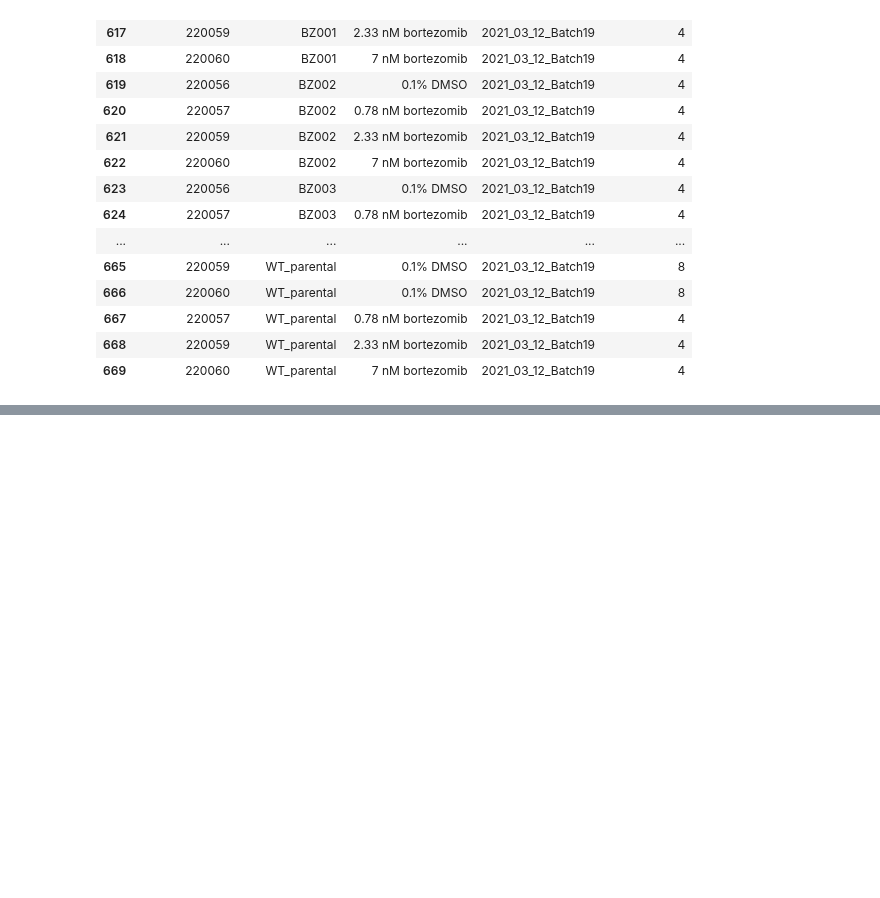
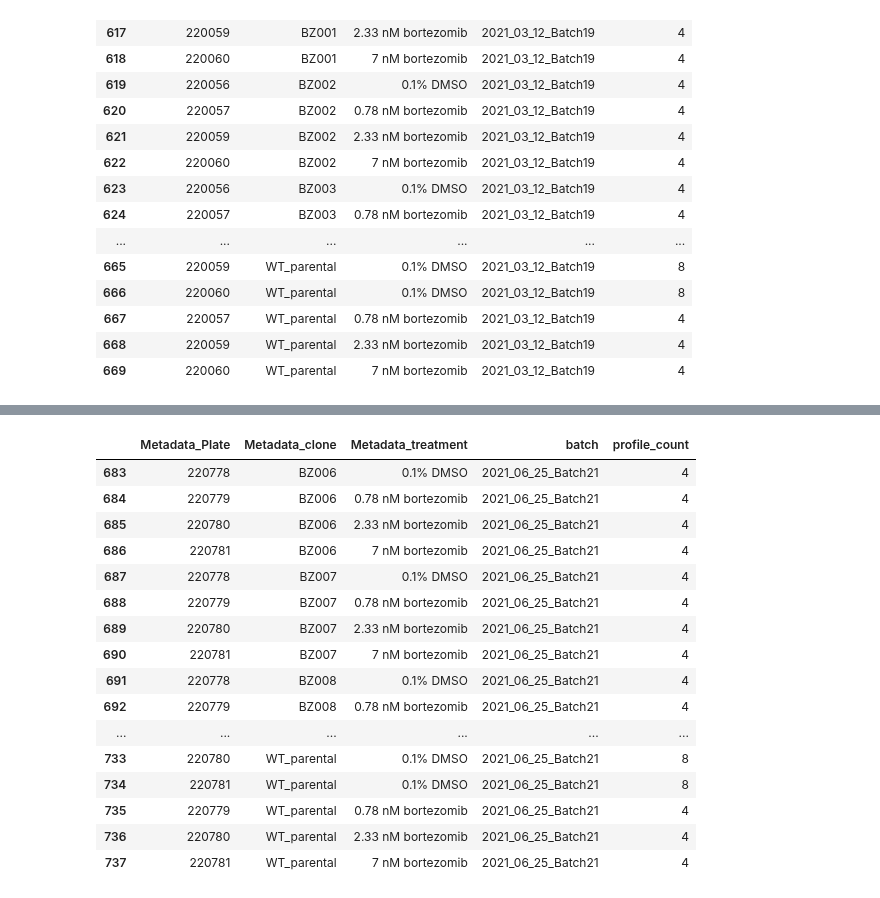
Before and after one commit to broadinstitute/profiling-resistance-mechanisms, a Jupyter notebook: 2.describe-data/0.describe-data.ipynb, the cells around one changed output, grey strips where cells are left out. Saved outputs shown, nothing was run; the diff lists cells and outputs as text; code cells hidden in the pictures; blank space fills up the shorter version.

```diff
--- a/2.describe-data/0.describe-data.ipynb
+++ b/2.describe-data/0.describe-data.ipynb
@@ -773,0 +787,21 @@ batch19_df
+# %%
+batch21_df = treatment_counts_df.query("batch == '2021_06_25_Batch21'").dropna(axis="columns")
+batch21_df
+# %% [output]
+|  | Metadata_Plate | Metadata_clone | Metadata_treatment | batch | profile_count |
+| 683 | 220778 | BZ006 | 0.1% DMSO | 2021_06_25_Batch21 | 4 |
+| 684 | 220779 | BZ006 | 0.78 nM bortezomib | 2021_06_25_Batch21 | 4 |
+| 685 | 220780 | BZ006 | 2.33 nM bortezomib | 2021_06_25_Batch21 | 4 |
+| 686 | 220781 | BZ006 | 7 nM bortezomib | 2021_06_25_Batch21 | 4 |
+| 687 | 220778 | BZ007 | 0.1% DMSO | 2021_06_25_Batch21 | 4 |
+| 688 | 220779 | BZ007 | 0.78 nM bortezomib | 2021_06_25_Batch21 | 4 |
+| 689 | 220780 | BZ007 | 2.33 nM bortezomib | 2021_06_25_Batch21 | 4 |
+| 690 | 220781 | BZ007 | 7 nM bortezomib | 2021_06_25_Batch21 | 4 |
+| 691 | 220778 | BZ008 | 0.1% DMSO | 2021_06_25_Batch21 | 4 |
+| 692 | 220779 | BZ008 | 0.78 nM bortezomib | 2021_06_25_Batch21 | 4 |
+| ... | ... | ... | ... | ... | ... |
+| 733 | 220780 | WT_parental | 0.1% DMSO | 2021_06_25_Batch21 | 8 |
+| 734 | 220781 | WT_parental | 0.1% DMSO | 2021_06_25_Batch21 | 8 |
+| 735 | 220779 | WT_parental | 0.78 nM bortezomib | 2021_06_25_Batch21 | 4 |
+| 736 | 220780 | WT_parental | 2.33 nM bortezomib | 2021_06_25_Batch21 | 4 |
+| 737 | 220781 | WT_parental | 7 nM bortezomib | 2021_06_25_Batch21 | 4 |
```
Also changed, not shown: parts of 17 cells of this notebook, 28 other files.
